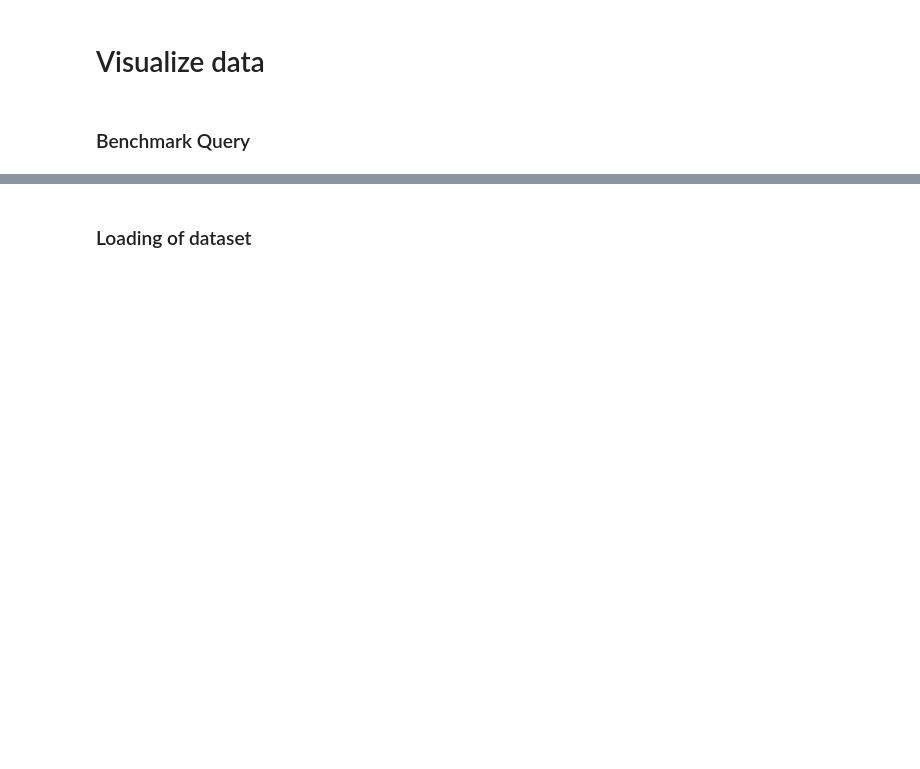
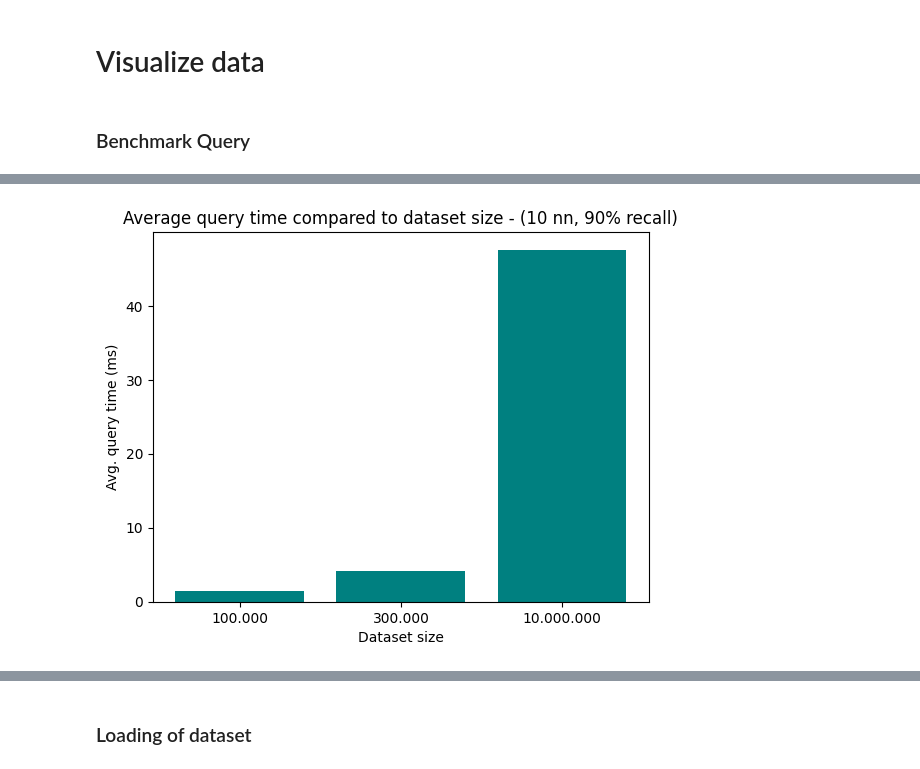
Before and after one commit to flopper123/swann, a Jupyter notebook: notebooks/notebooks/BenchmarkAnalysis.ipynb, the cells around one changed output, grey strips where cells are left out. Cells and saved outputs as stored; diff of their text form; code cells hidden in the pictures; blank space fills up the shorter version.

```diff
--- a/notebooks/notebooks/BenchmarkAnalysis.ipynb
+++ b/notebooks/notebooks/BenchmarkAnalysis.ipynb
@@ -91,0 +102,8 @@ df_query
+# %%
+plt.bar(df_query['input_size'], df_query['timePerQuery'], color = 'teal')
+plt.xlabel("Dataset size")
+plt.ylabel("Avg. query time (ms)")
+plt.title("Average query time compared to dataset size - (10 nn, 90% recall)")
+plt.show()
+# %% [output]
+[figure, added]
```
Also changed, not shown: parts of 7 cells of this notebook, 20 other files.
